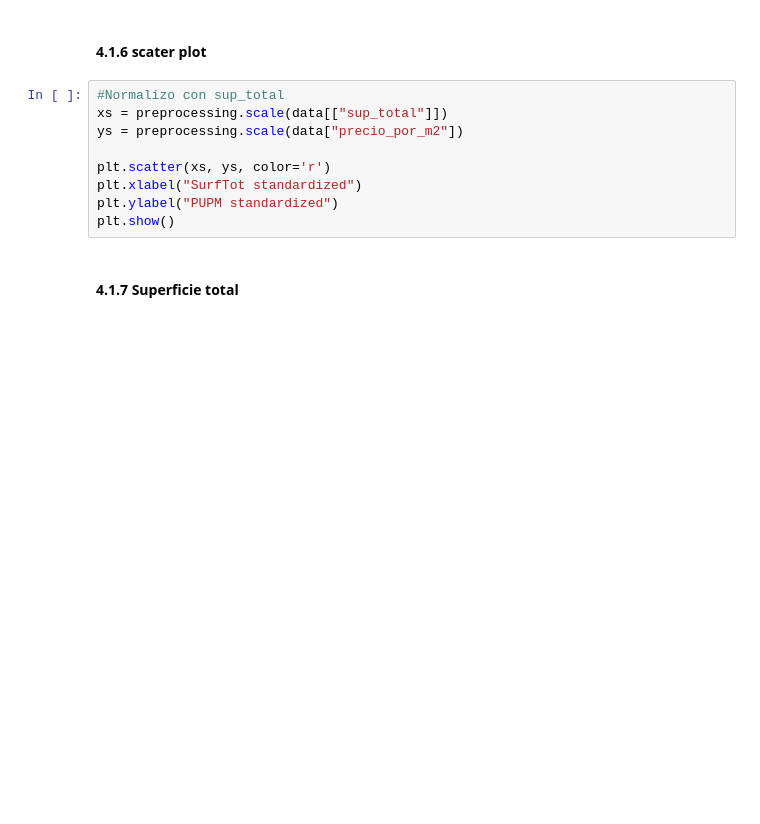
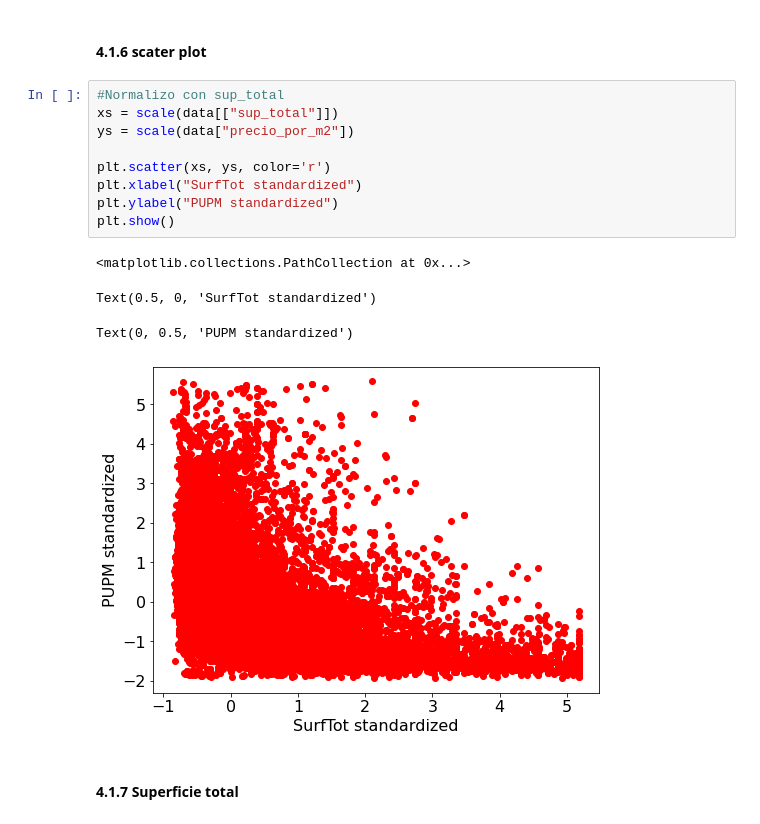
Before and after one commit to szl30n/ProyectosDHDS, a Jupyter notebook: TP2/Maela.ipynb, the cells around one changed output. Cells and saved outputs as stored; diff of their text form; blank space fills up the shorter version.

```diff
--- a/TP2/Maela.ipynb
+++ b/TP2/Maela.ipynb
@@ -795,13 +835,18 @@ rls_func(X,y,'habitaciones')
 #### 4.1.6 scater plot
 # %%
 #Normalizo con sup_total
-xs = preprocessing.scale(data[["sup_total"]])
-ys = preprocessing.scale(data["precio_por_m2"])
+xs = scale(data[["sup_total"]])
+ys = scale(data["precio_por_m2"])
 
 plt.scatter(xs, ys, color='r')
 plt.xlabel("SurfTot standardized")
 plt.ylabel("PUPM standardized")
 plt.show()
+# %% [output]
+<matplotlib.collections.PathCollection at 0x...>
+Text(0.5, 0, 'SurfTot standardized')
+Text(0, 0.5, 'PUPM standardized')
+[figure, added]
 # %% [markdown]
 #### 4.1.7 Superficie total
 # %%
```
Also changed, not shown: parts of 82 cells of this notebook, 2 other files.
